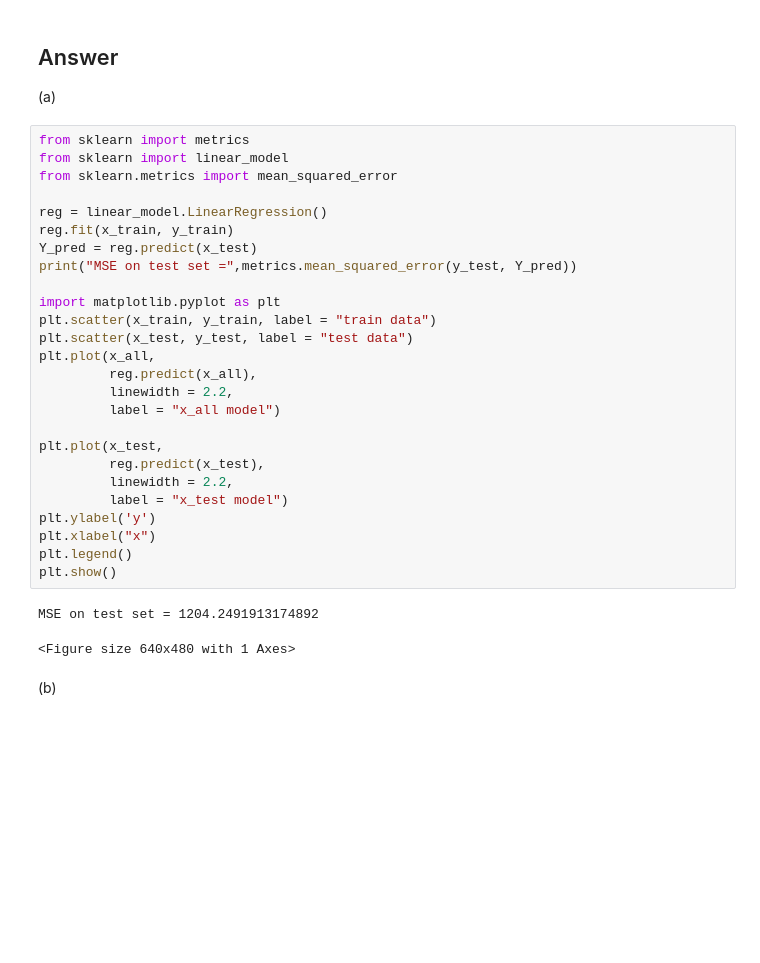
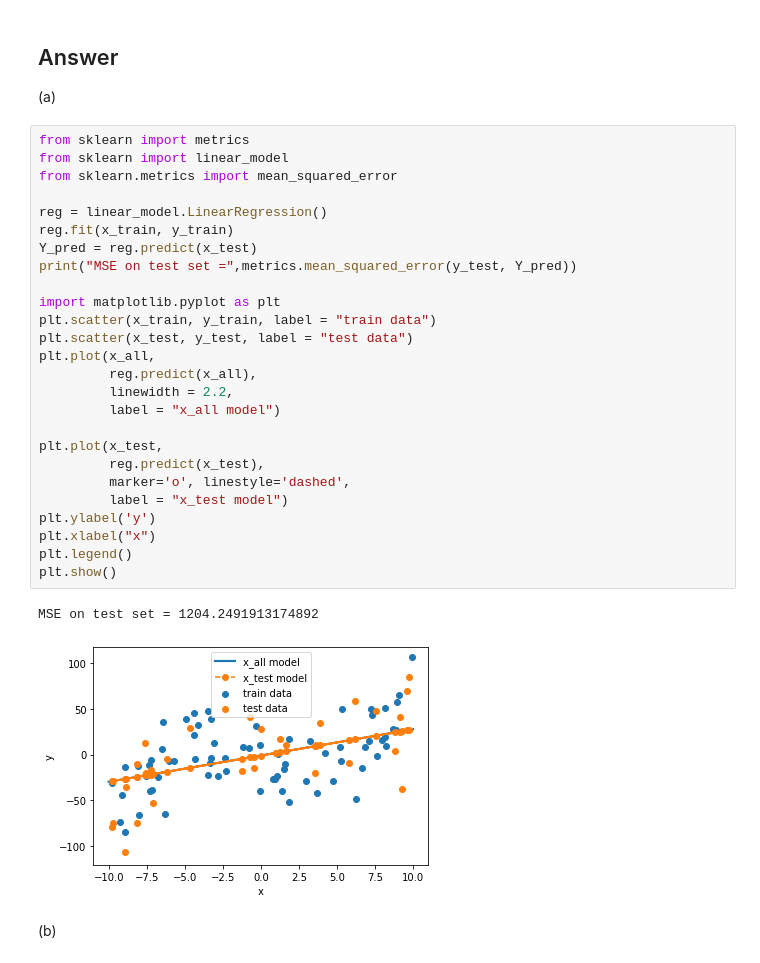
Before and after one commit to FinTrek/Adv-Predictive-Modeling, a Jupyter notebook: HW 2/HW2-F19-MIS382N.ipynb, the cells around one changed output. Cells and saved outputs as stored; diff of their text form; blank space fills up the shorter version.

```diff
--- a/HW 2/HW2-F19-MIS382N.ipynb
+++ b/HW 2/HW2-F19-MIS382N.ipynb
@@ -46,32 +50,32 @@ mlp_2 = MLPRegressor(hidden_layer_sizes=100, alpha=0.001, max_iter=200,  activat
 # %%
 from sklearn import metrics
 from sklearn import linear_model
 from sklearn.metrics import mean_squared_error
 
 reg = linear_model.LinearRegression()
 reg.fit(x_train, y_train)
 Y_pred = reg.predict(x_test)
 print("MSE on test set =",metrics.mean_squared_error(y_test, Y_pred))
 
 import matplotlib.pyplot as plt
 plt.scatter(x_train, y_train, label = "train data")
 plt.scatter(x_test, y_test, label = "test data")
 plt.plot(x_all,
          reg.predict(x_all),
          linewidth = 2.2,
          label = "x_all model")
 
 plt.plot(x_test,
          reg.predict(x_test),
-         linewidth = 2.2,
+         marker='o', linestyle='dashed',
          label = "x_test model")
 plt.ylabel('y')
 plt.xlabel("x")
 plt.legend()
 plt.show()
 # %% [output]
 MSE on test set = 1204.2491913174892
-<Figure size 640x480 with 1 Axes>
+[figure, added]
 # %% [markdown]
 (b)
 # %%
```
Also changed, not shown: parts of 14 cells of this notebook.
